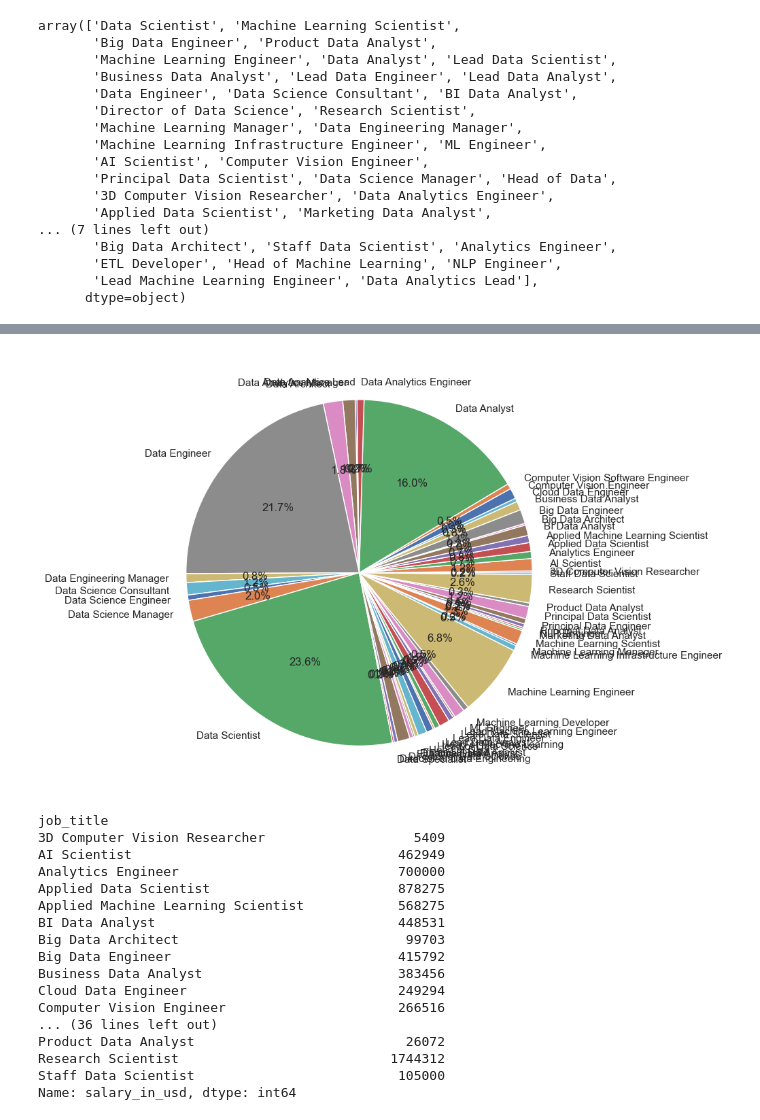
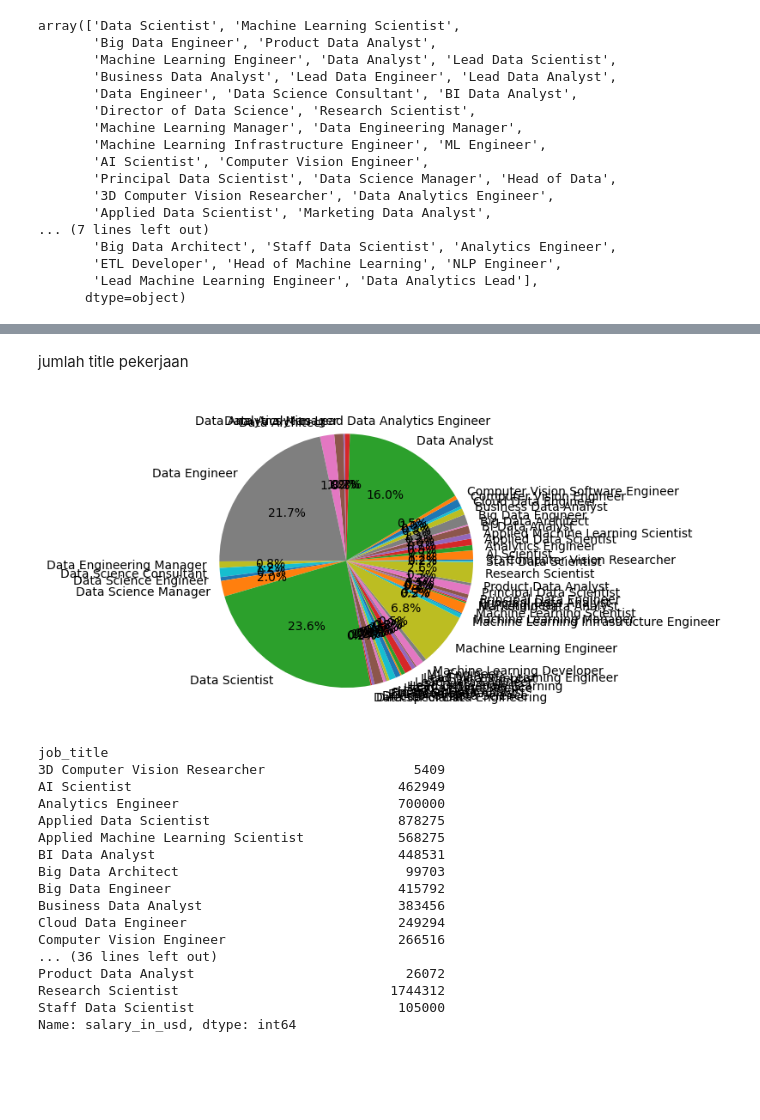
Before and after one commit to Valenccio/EDA-soft-Potato, a Jupyter notebook: EDA main.ipynb, the cells around one changed output, grey strips where cells are left out. Saved outputs shown, nothing was run; the diff lists cells and outputs as text; code cells hidden in the pictures; blank space fills up the shorter version.

```diff
--- a/EDA main.ipynb
+++ b/EDA main.ipynb
@@ -73,16 +72,17 @@ Index(['Unnamed: 0', 'work_year', 'experience_level', 'employment_type',
       dtype='object')
-# %%
-posisi_pekerjaan = data.groupby("job_title").sum()
-posisi_pekerjaan = posisi_pekerjaan['work_year']
-
-nama_pekerjaan = data["job_title"].sort_values(ascending=True)
-
-fgr, ax = plt.subplots()
-
-ax.pie(posisi_pekerjaan, labels=nama_pekerjaan.unique(), autopct='%1.1f%%')
-plt.show()
-# %% [output]
-[figure, removed]
+# %% [markdown]
+jumlah title pekerjaan
+# %%
+test1 = data.groupby(by=["job_title"]).sam.sum().reset_index()
+nama_pekerjaan = data["job_title"].sort_values(ascending=True)
+
+
+fgr, ax = plt.subplots()
+
+ax.pie(test1["sam"], labels=nama_pekerjaan.unique(), autopct='%1.1f%%')
+plt.show()
+# %% [output]
+[figure, added]
 # %%
 data_penghasilan = data.groupby("job_title").sum()
 data_penghasilan = data_penghasilan["salary_in_usd"]
```
Also changed, not shown: parts of 8 cells of this notebook, 1 other file.
